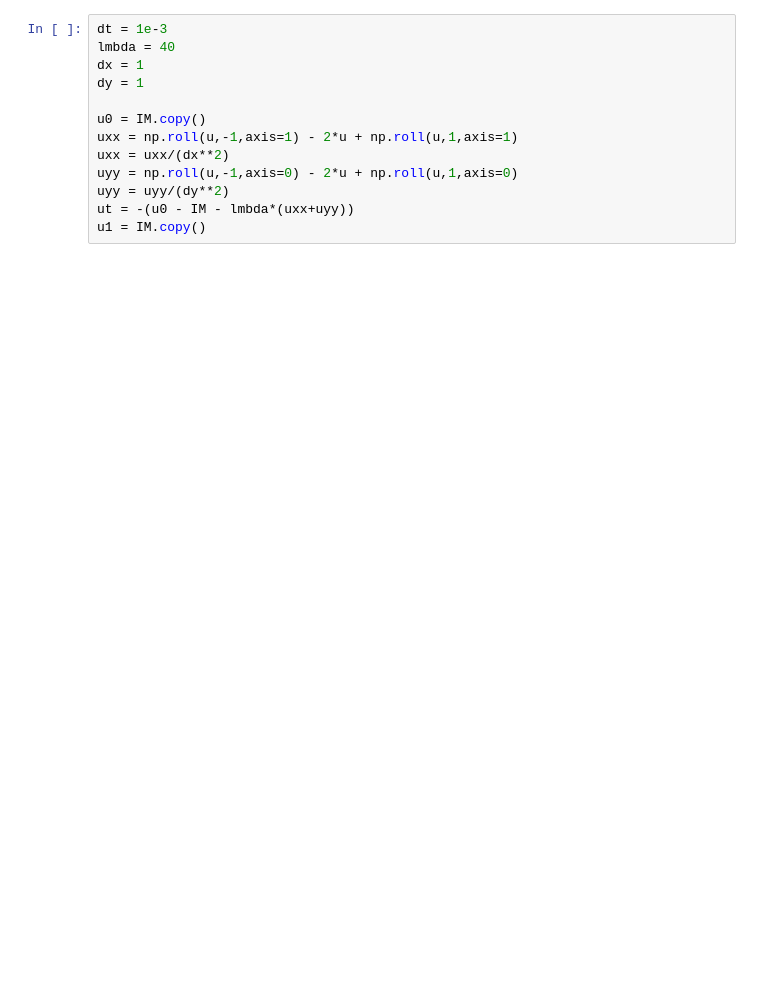
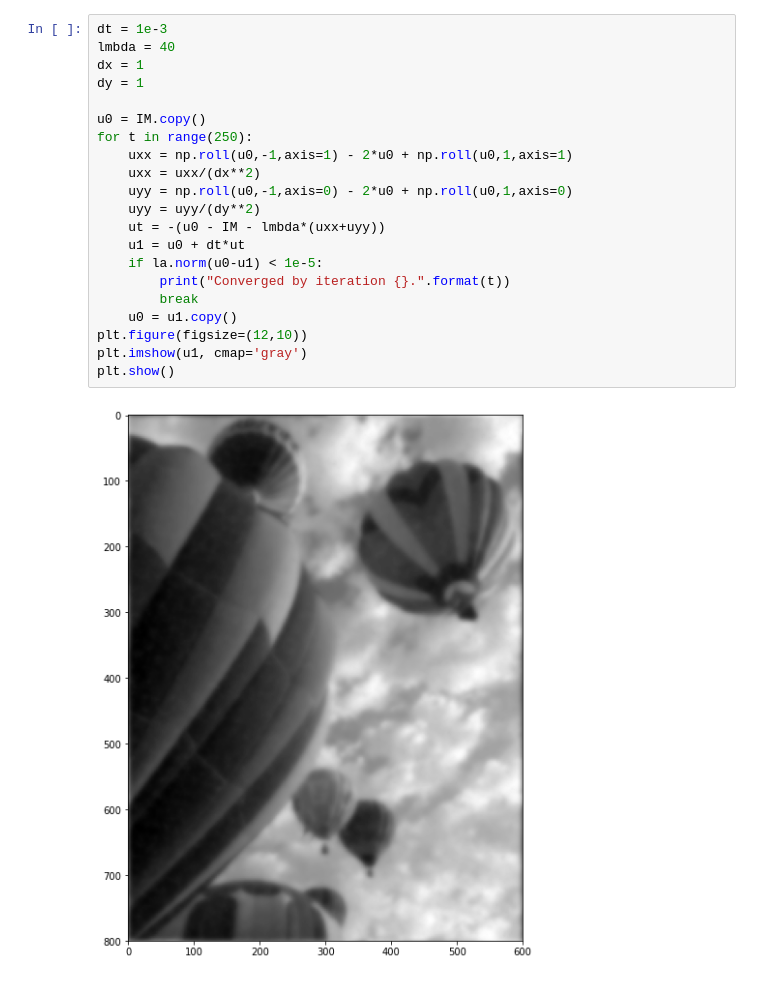
Before and after one commit to mattschaelling/acme_vol4, a Jupyter notebook: TotalVariation/total_variation.ipynb, the cells around one changed output. Cells and saved outputs as stored; diff of their text form; blank space fills up the shorter version.

```diff
--- a/TotalVariation/total_variation.ipynb
+++ b/TotalVariation/total_variation.ipynb
@@ -72,13 +73,23 @@ Use ``imageio.imread`` instead.
 # %%
 dt = 1e-3
 lmbda = 40
 dx = 1
 dy = 1
 
 u0 = IM.copy()
-uxx = np.roll(u,-1,axis=1) - 2*u + np.roll(u,1,axis=1)
-uxx = uxx/(dx**2)
-uyy = np.roll(u,-1,axis=0) - 2*u + np.roll(u,1,axis=0)
-uyy = uyy/(dy**2)
-ut = -(u0 - IM - lmbda*(uxx+uyy))
-u1 = IM.copy()
+for t in range(250):
+    uxx = np.roll(u0,-1,axis=1) - 2*u0 + np.roll(u0,1,axis=1)
+    uxx = uxx/(dx**2)
+    uyy = np.roll(u0,-1,axis=0) - 2*u0 + np.roll(u0,1,axis=0)
+    uyy = uyy/(dy**2)
+    ut = -(u0 - IM - lmbda*(uxx+uyy))
+    u1 = u0 + dt*ut
+    if la.norm(u0-u1) < 1e-5:
+        print("Converged by iteration {}.".format(t))
+        break
+    u0 = u1.copy()
+plt.figure(figsize=(12,10))
+plt.imshow(u1, cmap='gray')
+plt.show()
+# %% [output]
+[figure, added]
```
Also changed, not shown: parts of 9 cells of this notebook.
